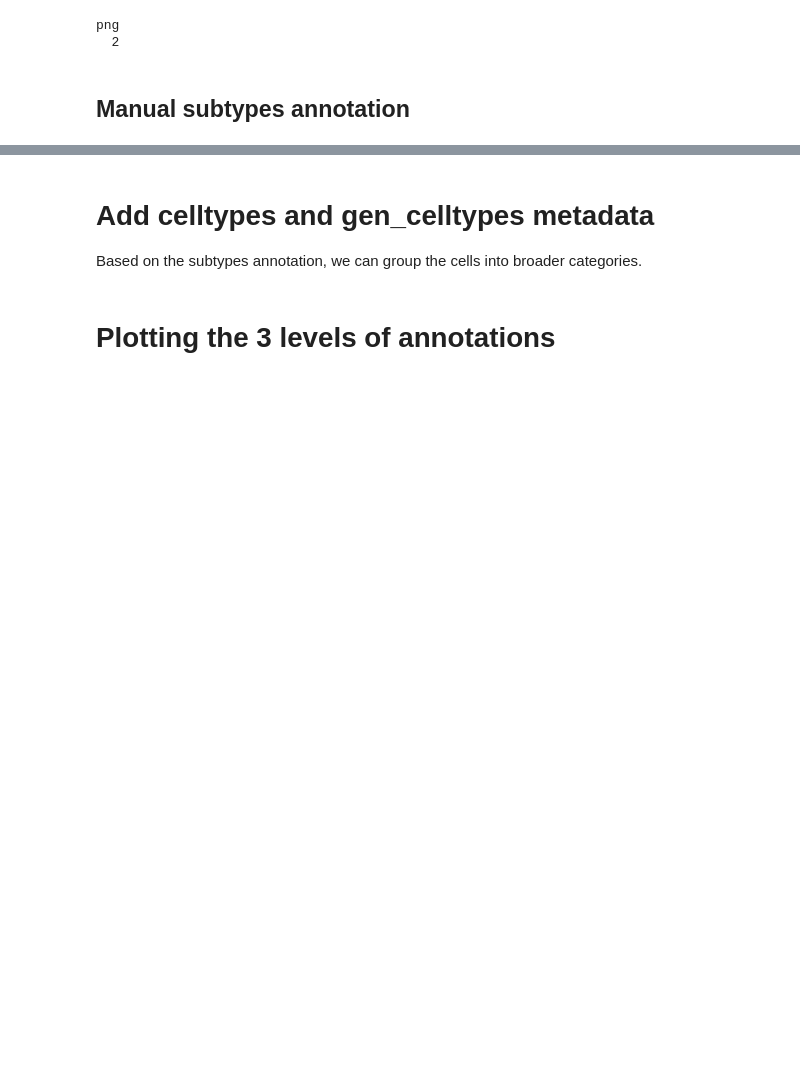
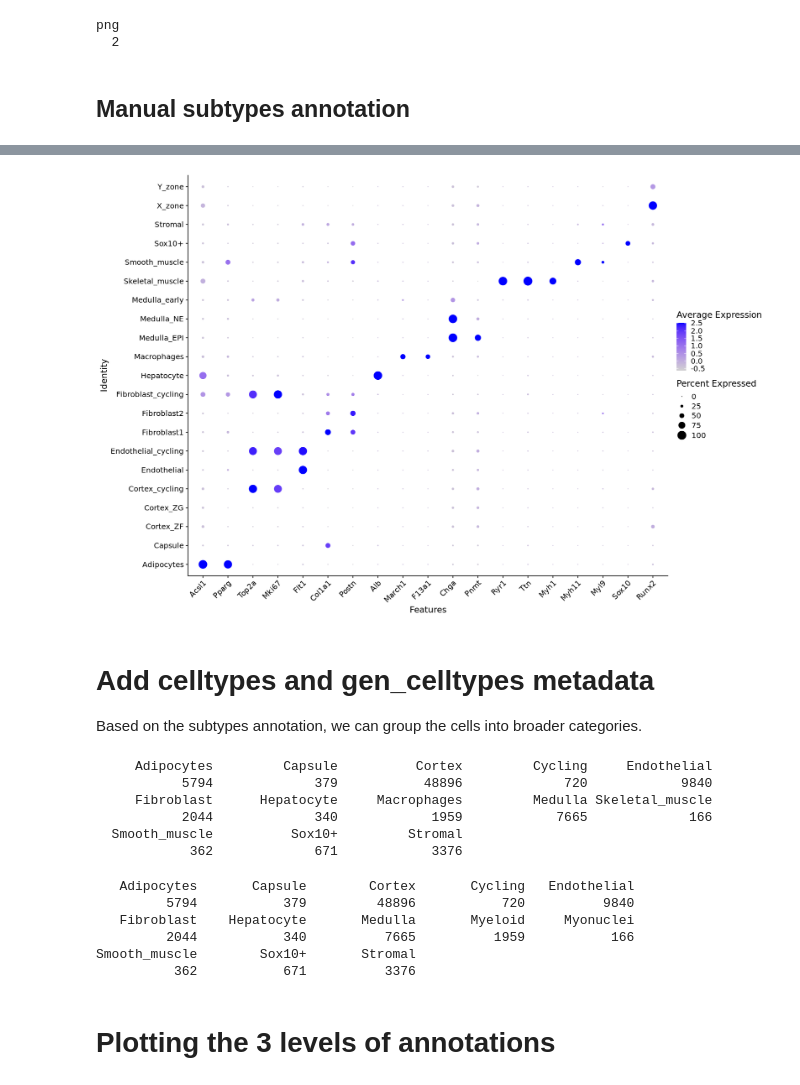
Before and after one commit to erebboah/enc4_mouse, a Jupyter notebook: snrna/scripts/ADR_snRNA.ipynb, the cells around one changed output, grey strips where cells are left out. Saved outputs shown, nothing was run; the diff lists cells and outputs as text; code cells hidden in the pictures; blank space fills up the shorter version.

```diff
--- a/snrna/scripts/ADR_snRNA.ipynb
+++ b/snrna/scripts/ADR_snRNA.ipynb
@@ -434,3 +382,14 @@ DimPlot(combined.sct, reduction = "umap",
+# %%
+# https://panglaodb.se/markers.html
+#pdf(file="plots/adrenal/annotation/marker_dotplot.pdf",
+#    width = 20, height = 12)
+DefaultAssay(combined.sct) = "SCT"
+Idents(combined.sct) = "subtypes"
+Idents(combined.sct) = factor(Idents(combined.sct), levels = sort(as.character(unique(Idents(combined.sct)))))
+DotPlot(combined.sct, features = genes)+ theme(axis.text.x = element_text(angle = 45, hjust = 1))
+#dev.off()
+# %% [output]
+[figure, added]
 # %% [markdown]
 # Add celltypes and gen_celltypes metadata
 Based on the subtypes annotation, we can group the cells into broader categories.
@@ -442,13 +401,35 @@ combined.sct$celltypes = gsub("\\<Cortex_ZF\\>","Cortex",combined.sct$celltypes)
 combined.sct$celltypes = gsub("\\<X_zone\\>","Cortex",combined.sct$celltypes)
 combined.sct$celltypes = gsub("\\<Y_zone\\>","Cortex",combined.sct$celltypes)
 combined.sct$celltypes = gsub("\\<Cortex_cycling\\>","Cortex",combined.sct$celltypes)
+combined.sct$celltypes = gsub("\\<Medulla_early\\>","Medulla",combined.sct$celltypes)
 combined.sct$celltypes = gsub("\\<Medulla_NE\\>","Medulla",combined.sct$celltypes)
 combined.sct$celltypes = gsub("\\<Medulla_EPI\\>","Medulla",combined.sct$celltypes)
-combined.sct$celltypes = gsub("\\<Endothelial_cycling\\>","Endothelial",combined.sct$celltypes)
+combined.sct$celltypes = gsub("\\<Endothelial_cycling\\>","Cycling",combined.sct$celltypes)
+combined.sct$celltypes = gsub("\\<Fibroblast_cycling\\>","Cycling",combined.sct$celltypes)
+combined.sct$celltypes = gsub("\\<Fibroblast1\\>","Fibroblast",combined.sct$celltypes)
+combined.sct$celltypes = gsub("\\<Fibroblast2\\>","Fibroblast",combined.sct$celltypes)
 
+table(combined.sct$celltypes )
 combined.sct$gen_celltype = combined.sct$celltypes
 
 combined.sct$gen_celltype = gsub("\\<Macrophages\\>","Myeloid",combined.sct$gen_celltype)
+combined.sct$gen_celltype = gsub("\\<Skeletal_muscle\\>","Myonuclei",combined.sct$gen_celltype)
+# %% [output]
+     Adipocytes         Capsule          Cortex         Cycling     Endothelial
+           5794             379           48896             720            9840
+     Fibroblast      Hepatocyte     Macrophages         Medulla Skeletal_muscle
+           2044             340            1959            7665             166
+  Smooth_muscle          Sox10+         Stromal
+            362             671            3376
+# %%
+table(combined.sct$gen_celltype)
+# %% [output]
+   Adipocytes       Capsule        Cortex       Cycling   Endothelial
+         5794           379         48896           720          9840
+   Fibroblast    Hepatocyte       Medulla       Myeloid     Myonuclei
+         2044           340          7665          1959           166
+Smooth_muscle        Sox10+       Stromal
+          362           671          3376
 # %% [markdown]
 # Plotting the 3 levels of annotations
 # %%
```
Also changed, not shown: parts of 15 cells of this notebook, 2 other files.
